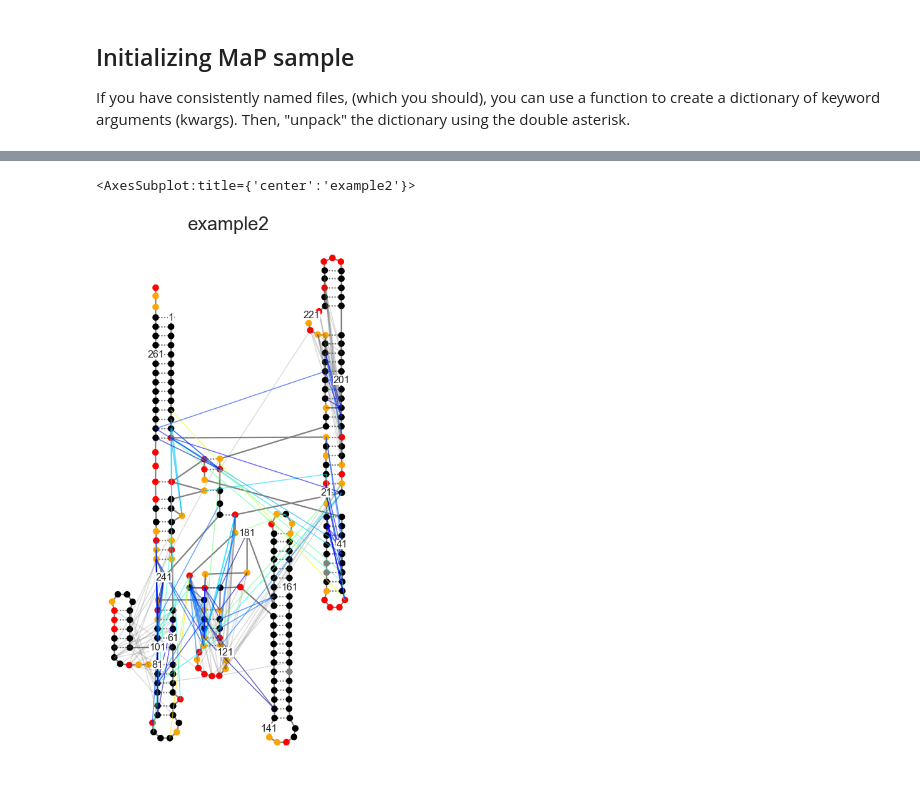
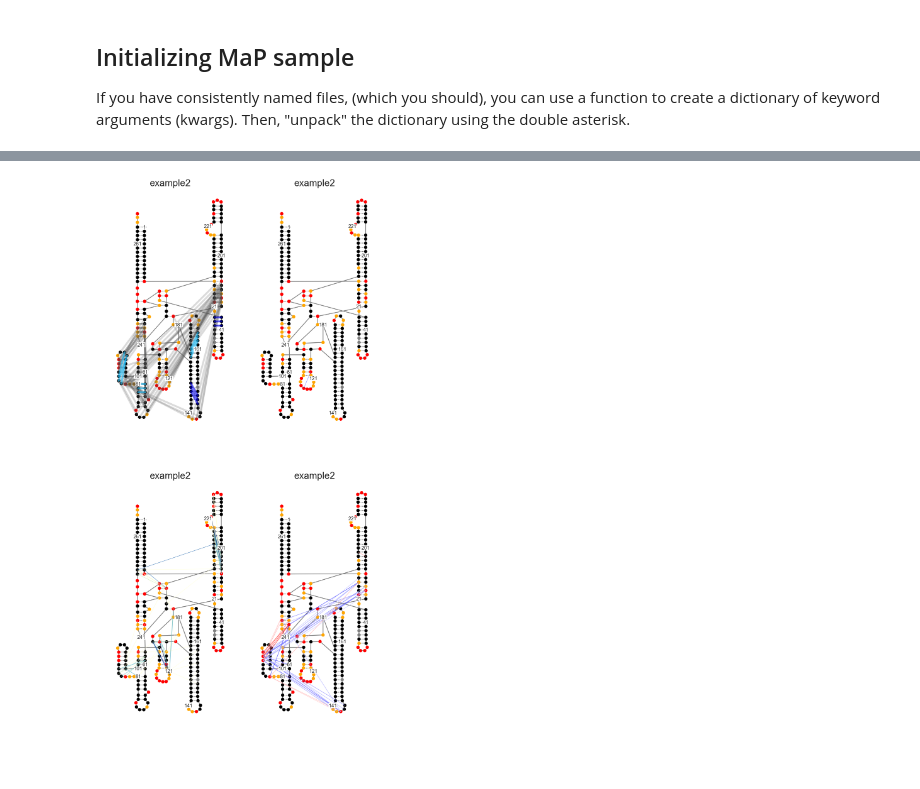
Before and after one commit to Weeks-UNC/RNAvigate, a Jupyter notebook: JNB-example/ss_test.ipynb, the cells around one changed output, grey strips where cells are left out. Drawn from its saved outputs; the diff is of its cells as text; code cells hidden in the pictures.

```diff
--- a/JNB-example/ss_test.ipynb
+++ b/JNB-example/ss_test.ipynb
@@ -81,5 +55,8 @@ example.make_ss(ij_data="pairs", all_pairs=True)
-# %%
-example.make_ss(ij_data="deletions", metric="Distance", Percentile=0.98)
-# %% [output]
-<AxesSubplot:title={'center':'example2'}>
-[figure, removed]
+# %%
+example.make_ss_multifilter([{"ij":"pairs", "all_pairs":True},
+                             {"ij":"rings", "metric":"Zij", "Zij":10, "profAbove":0.8},
+                             {"ij":"deletions", "Percentile":0.95, "ss_only":True},
+                             {"ij":"rings", "metric":"Statistic", "Statistic":20, "cdAbove":20}
+                            ])
+# %% [output]
+[figure, added]
```
Also changed, not shown: parts of 7 cells of this notebook, 21 other files.
